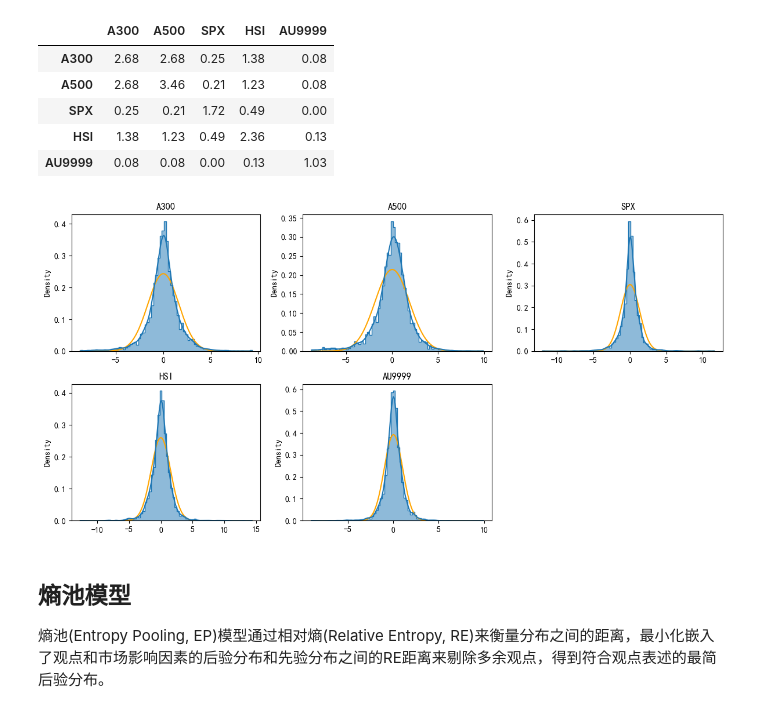
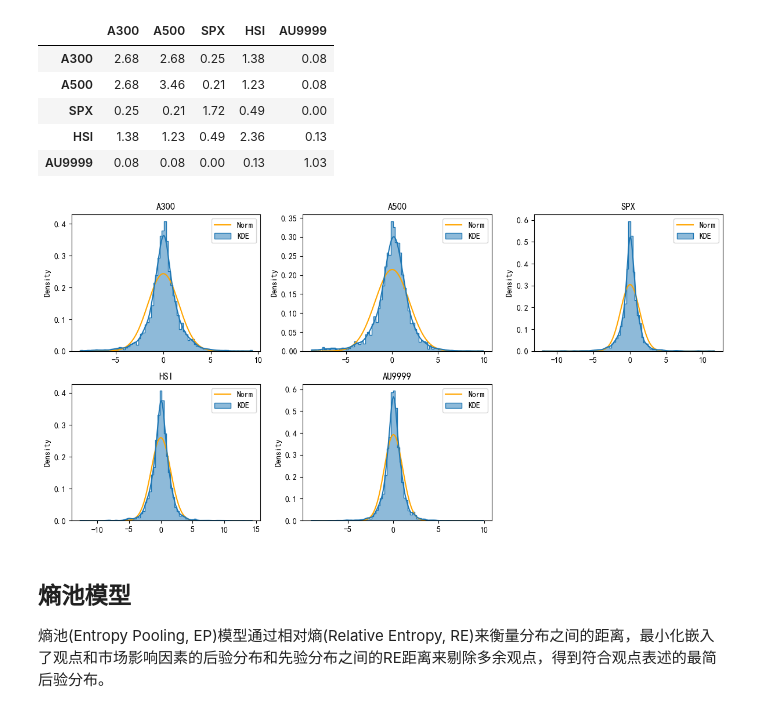
Before and after one commit to dishangti/Entropy-Pooling, a Jupyter notebook: EP.ipynb, the cells around one changed output. Cells and saved outputs as stored; diff of their text form; code cells hidden in the pictures.

```diff
--- a/EP.ipynb
+++ b/EP.ipynb
@@ -112,21 +114,22 @@ display(pd.DataFrame(np.round(Sigma, 2), columns=names, index=names))  # 协方
 # %%
 # 分布图
 # 蓝色直方图，深蓝色核密度函数，橙色正态密度函数
 
 fig = plt.figure(figsize=(12, 6))
 i = 0
 for name, index in indices.items():
     ax = plt.subplot(2, 3, i + 1)
     ax.set_title(name)
     plt.tight_layout()
     pnl = np.array(index['涨跌幅%'])
     norm_x = np.linspace(pnl.min(), pnl.max(), 1000)
     norm_y = scipy.stats.norm.pdf(norm_x, Mu[i], np.sqrt(Sigma[i,i]))
-    plt.plot(norm_x,norm_y,c="orange")
-    sns.histplot(data = pnl, bins = 80, kde=True, ax = ax, element="step", stat="density")
+    plt.plot(norm_x,norm_y,c="orange", label='Norm')
+    sns.histplot(data = pnl, bins = 80, kde=True, ax = ax, element="step", stat="density", label='KDE')
+    plt.legend()
     i += 1
 # %% [output]
-[figure, old version]
+[figure, new version]
 # %% [markdown]
 ## 熵池模型
 熵池(Entropy Pooling, EP)模型通过相对熵(Relative Entropy, RE)来衡量分布之间的距离，最小化嵌入了观点和市场影响因素的后验分布和先验分布之间的RE距离来剔除多余观点，得到符合观点表述的最简后验分布。
```
Also changed, not shown: parts of 1 cell of this notebook.
